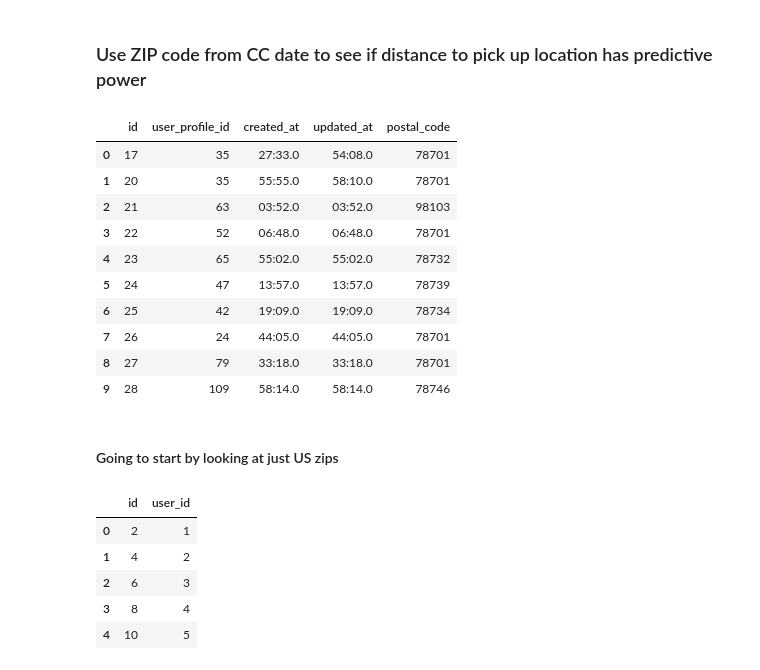
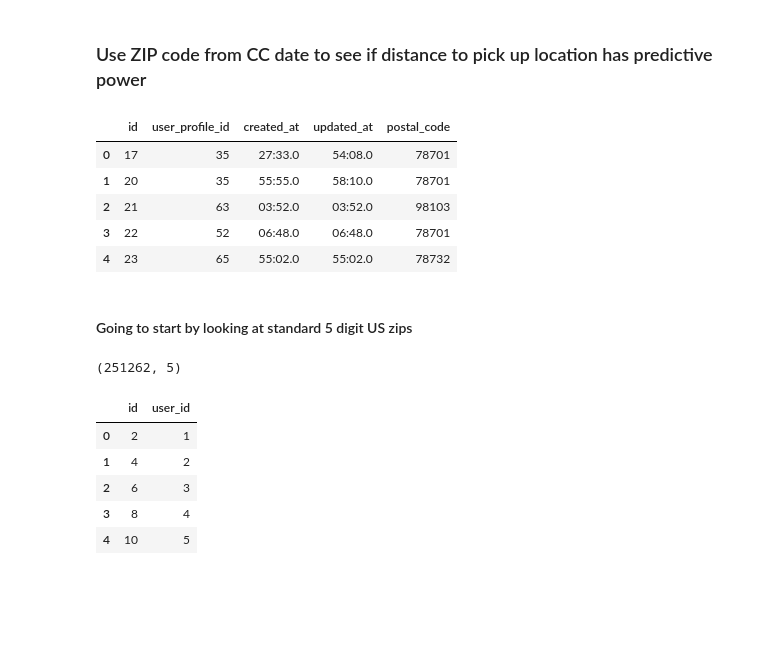
Before and after one commit to mengeling/silvercar-cancellation-predictor, a Jupyter notebook: EDA/EDA.ipynb, the cells around one changed output. Saved outputs shown, nothing was run; the diff lists cells and outputs as text; code cells hidden in the pictures; blank space fills up the shorter version.

```diff
--- a/EDA/EDA.ipynb
+++ b/EDA/EDA.ipynb
@@ -711,23 +711,22 @@ Name: used_referral, dtype: float64
 ### Use ZIP code from CC date to see if distance to pick up location has predictive power
 # %%
 df_credit_cards = pd.read_csv('../data/credit_cards.csv', encoding="ISO-8859-1")
-df_credit_cards.head(10)
+df_credit_cards.head()
 # %% [output]
 |  | id | user_profile_id | created_at | updated_at | postal_code |
 | 0 | 17 | 35 | 27:33.0 | 54:08.0 | 78701 |
 | 1 | 20 | 35 | 55:55.0 | 58:10.0 | 78701 |
 | 2 | 21 | 63 | 03:52.0 | 03:52.0 | 98103 |
 | 3 | 22 | 52 | 06:48.0 | 06:48.0 | 78701 |
 | 4 | 23 | 65 | 55:02.0 | 55:02.0 | 78732 |
-| 5 | 24 | 47 | 13:57.0 | 13:57.0 | 78739 |
-| 6 | 25 | 42 | 19:09.0 | 19:09.0 | 78734 |
-| 7 | 26 | 24 | 44:05.0 | 44:05.0 | 78701 |
-| 8 | 27 | 79 | 33:18.0 | 33:18.0 | 78701 |
-| 9 | 28 | 109 | 58:14.0 | 58:14.0 | 78746 |
 # %% [markdown]
-#### Going to start by looking at just US zips
+#### Going to start by looking at standard 5 digit US zips
 # %%
 df_cc_temp = df_credit_cards[df_credit_cards["postal_code"].str.len() <= 5]
+# %%
+df_cc_temp.shape
+# %% [output]
+(251262, 5)
 # %%
 df_user_profile = pd.read_csv('../data/user_profile.csv', encoding="ISO-8859-1")
 df_user_profile.head()
```
Also changed, not shown: parts of 7 cells of this notebook, 1 other file.
